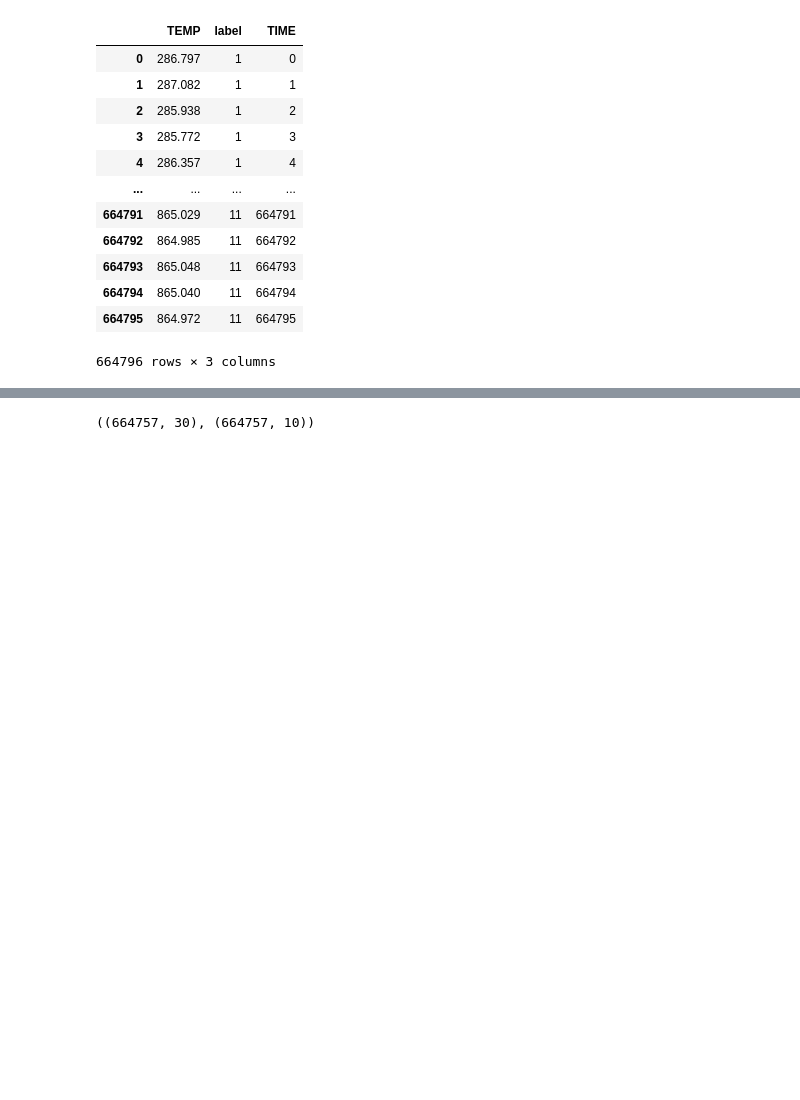
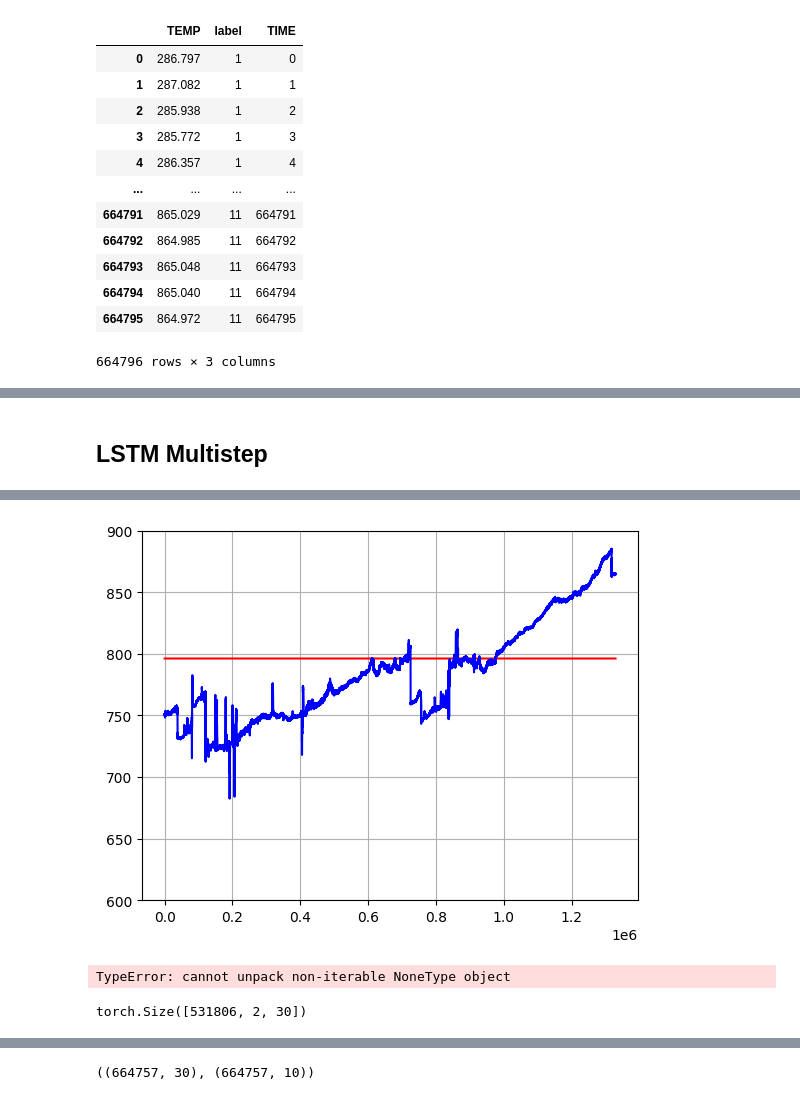
Before and after one commit to ksh914/hanhwa, a Jupyter notebook: lstm_multivariate_prediction_12_04.ipynb, the cells around one changed output, grey strips where cells are left out. Cells and saved outputs as stored; diff of their text form; code cells hidden in the pictures; blank space fills up the shorter version.

```diff
--- a/lstm_multivariate_prediction_12_04.ipynb
+++ b/lstm_multivariate_prediction_12_04.ipynb
@@ -93,0 +52,2 @@ shifted_df
+# %% [markdown]
+## LSTM Multistep
@@ -93,0 +199,20 @@ shifted_df
+# %%
+epochs = 100
+scheduler = torch.optim.lr_scheduler.StepLR(optimizer, 1.0, gamma=0.98)
+import warnings
+warnings.filterwarnings('ignore')
+for epoch in range(1,epochs+1):
+    epoch_start_time = time.time()
+    train(train_sequence)
+
+    if (epoch % 5 == 0):
+        test_result, truth, val_loss = plot_and_loss(model, test_data)
+
+    else:
+        val_loss = evaluate(model, test_data)
+
+    print('-' * 90)
+    print('| end of epoch {:3d} | time: {:5.2f}s | valid loss {:5.5f} | valid ppl {:8.2f} |'.format(epoch, (time.time() - epoch_start_time),
+                                     val_loss, math.exp(val_loss)))
+    print('-' * 90)
+# %% [output]
@@ -93,0 +236,6 @@ shifted_df
+[figure, added]
+TypeError: cannot unpack non-iterable NoneType object
+# %%
+train_sequence.shape
+# %% [output]
+torch.Size([531806, 2, 30])
```
Also changed, not shown: parts of 16 cells of this notebook, 2 other files.
